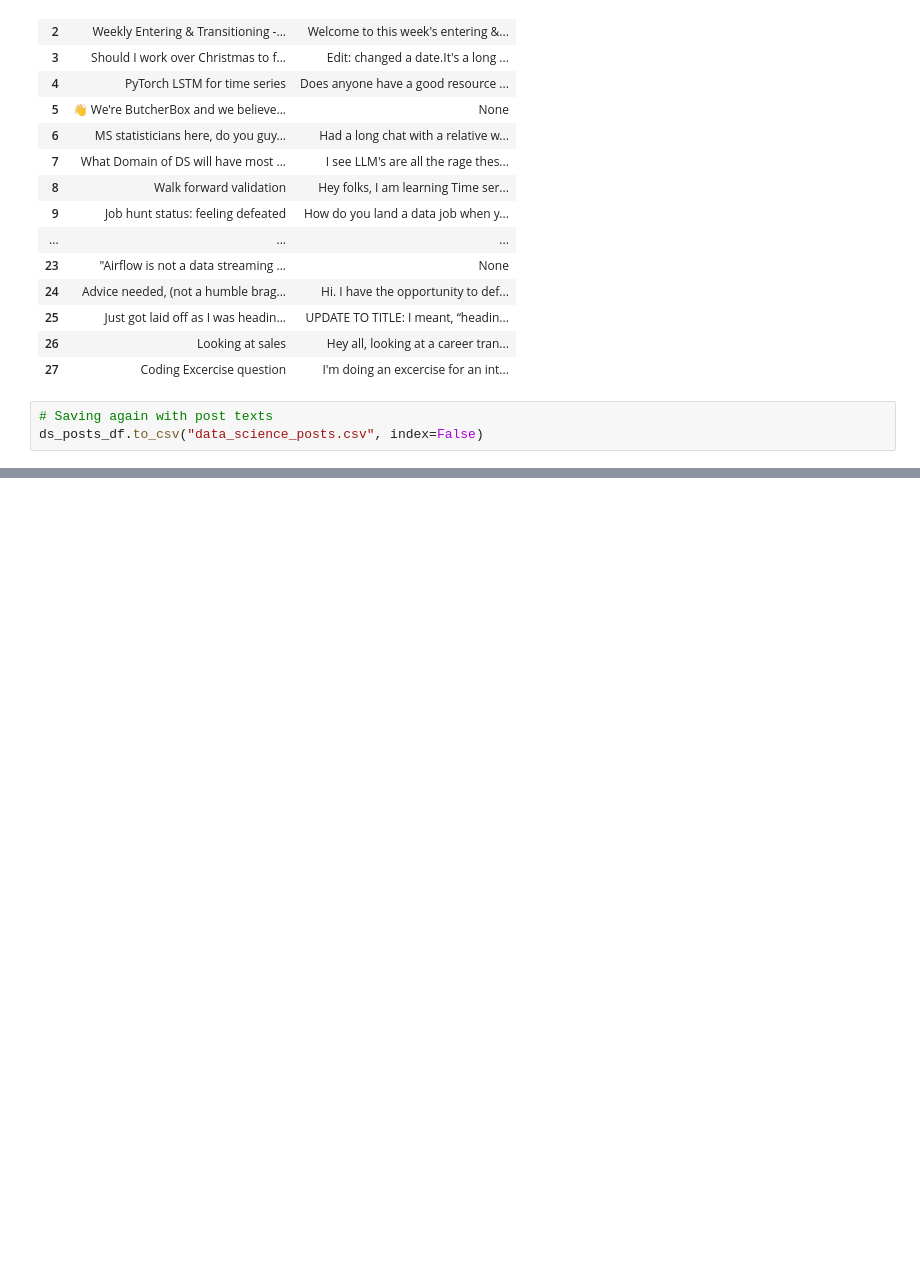
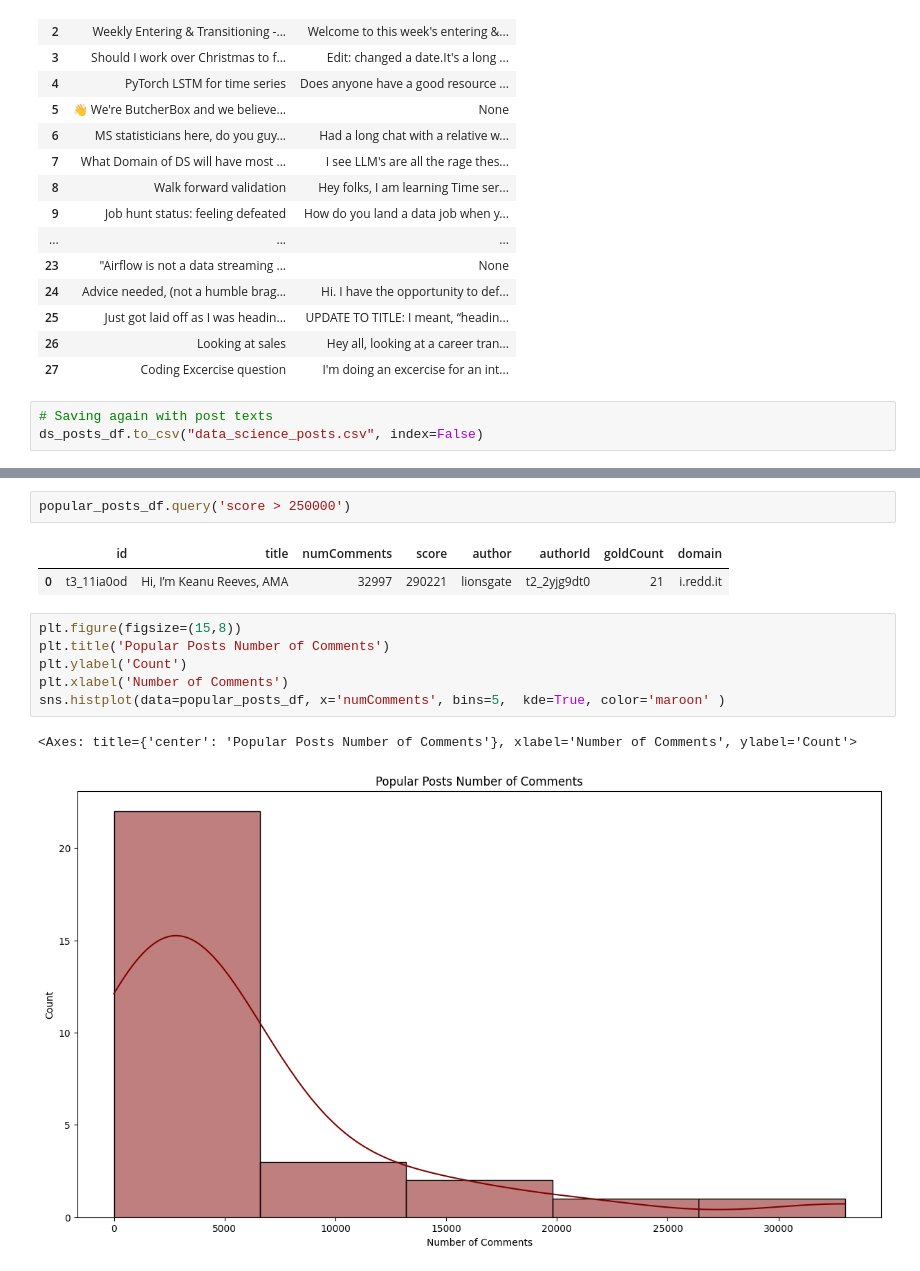
Before and after one commit to AslihanYoldas/Data-Science-reddit-api-project-Ada-lovelace-academy, a Jupyter notebook: main.ipynb, the cells around one changed output, grey strips where cells are left out. Cells and saved outputs as stored; diff of their text form; blank space fills up the shorter version.

```diff
--- a/main.ipynb
+++ b/main.ipynb
@@ -323,0 +380,14 @@ ds_posts_df.to_csv("data_science_posts.csv", index=False)
+# %%
+popular_posts_df.query('score > 250000')
+# %% [output]
+|  | id | title | numComments | score | author | authorId | goldCount | domain |
+| 0 | t3_11ia0od | Hi, I’m Keanu Reeves, AMA | 32997 | 290221 | lionsgate | t2_2yjg9dt0 | 21 | i.redd.it |
+# %%
+plt.figure(figsize=(15,8))
+plt.title('Popular Posts Number of Comments')
+plt.ylabel('Count')
+plt.xlabel('Number of Comments')
+sns.histplot(data=popular_posts_df, x='numComments', bins=5,  kde=True, color='maroon' )
+# %% [output]
+<Axes: title={'center': 'Popular Posts Number of Comments'}, xlabel='Number of Comments', ylabel='Count'>
+[figure, added]
```
Also changed, not shown: parts of 12 cells of this notebook.
